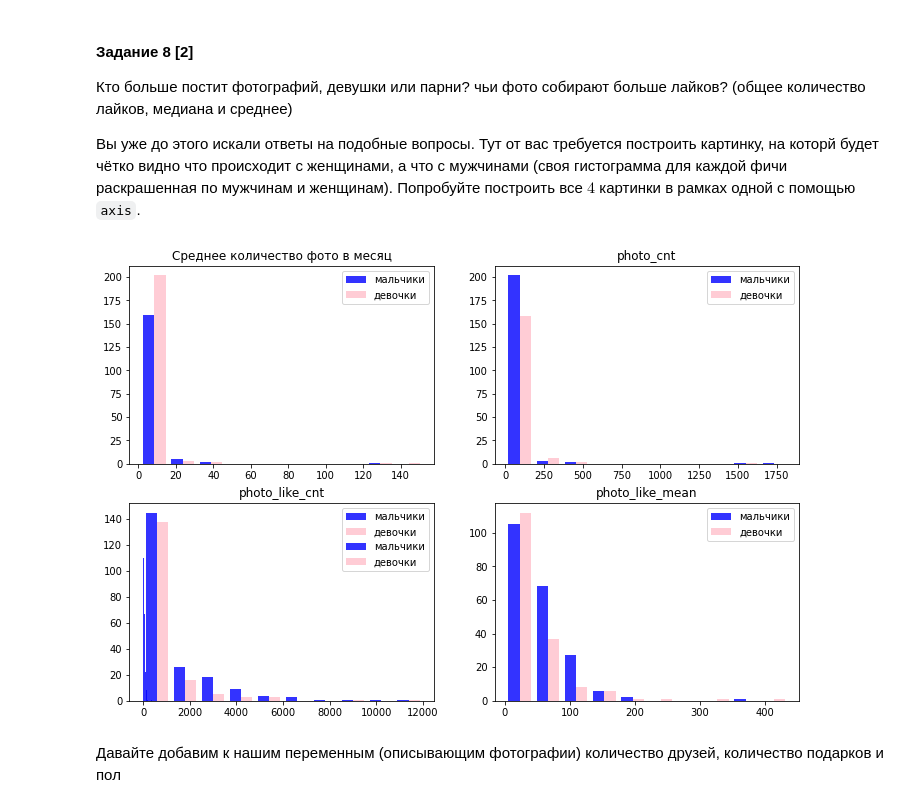
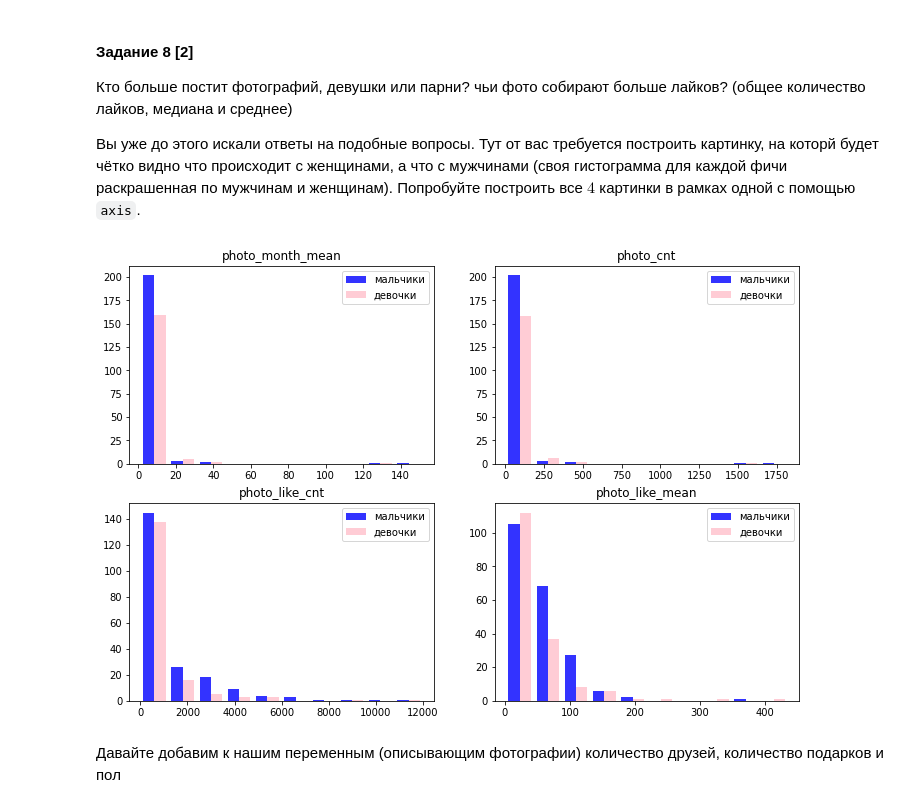
Before and after one commit to DenisKochetov/vk_hse_eda, a Jupyter notebook: hw1_3.ipynb, the cells around one changed output. Drawn from its saved outputs; the diff is of its cells as text; code cells hidden in the pictures.

Commit message:
Fixed task 8[2] subplots
Made enumerate cycle

```diff
--- a/hw1_3.ipynb
+++ b/hw1_3.ipynb
@@ -526,45 +526,17 @@ array([[<AxesSubplot:title={'center':'photos_cnt'}>,
 Вы уже до этого искали ответы на подобные вопросы. Тут от вас требуется построить картинку, на которй будет чётко видно что происходит с женщинами, а что с мужчинами (своя гистограмма для каждой фичи раскрашенная по мужчинам и женщинам). Попробуйте построить все $4$ картинки в рамках одной с помощью `axis`.
 # %%
 # примерно такая картинка должна получиться
-# %%
-boys_photo = df['photo_month_mean'][df.male_dummy == True]
-girls_photo = df['photo_month_mean'][df.male_dummy == False]
-colors = ['blue', 'pink']
-plt.rcParams["figure.figsize"] = (12,8)
-plt.subplot(2, 2, 1)
-plt.title("Среднее количество фото в месяц")
-
-plt.hist([boys_photo, girls_photo], color=colors, alpha=0.8, label=['мальчики', 'девочки'])
-plt.legend()
-
-plt.subplot(2, 2, 2)
-
-plt.hist([df['photo_cnt'][df.male_dummy == False], df['photo_cnt'][df.male_dummy == True]], color=colors, alpha=0.8, label=['мальчики', 'девочки'])
-plt.title("photo_cnt")
-plt.legend()
-
-plt.subplot(2, 2, 3)
-
-plt.hist([df['photo_like_median'][df.male_dummy == False], df['photo_like_median'][df.male_dummy == True]], color=colors, alpha=0.8, label=['мальчики', 'девочки'])
-plt.title("photo_like_median")
-plt.legend()
-
-
-plt.subplot(2, 2, 3)
-
-plt.hist([df['photo_like_cnt'][df.male_dummy == False], df['photo_like_cnt'][df.male_dummy == True]], color=colors, alpha=0.8, label=['мальчики', 'девочки'])
-plt.title("photo_like_cnt")
-plt.legend()
-
-plt.subplot(2, 2, 4)
-
-plt.hist([df['photo_like_mean'][df.male_dummy == False], df['photo_like_mean'][df.male_dummy == True]], color=colors, alpha=0.8, label=['мальчики', 'девочки'])
-plt.title("photo_like_mean")
-plt.legend()
-
-plt.show()
-# %% [output]
-[figure, removed]
+# %%
+photo_cols = ['photo_month_mean', 'photo_cnt', 'photo_like_cnt', 'photo_like_mean']
+for count, value in enumerate(photo_cols):
+    plt.subplot(2, 2, count+1)
+    plt.title(value)
+    plt.hist([df[value][df.male_dummy == False], df[value][df.male_dummy == True]], color=colors, alpha=0.8, label=['мальчики', 'девочки'])
+    plt.legend()
+
+plt.show()
+# %% [output]
+[figure, added]
 # %% [markdown]
 Давайте добавим к нашим переменным (описывающим фотографии) количество друзей, количество подарков и пол
 # %%
```
Also changed, not shown: parts of 4 cells of this notebook.
